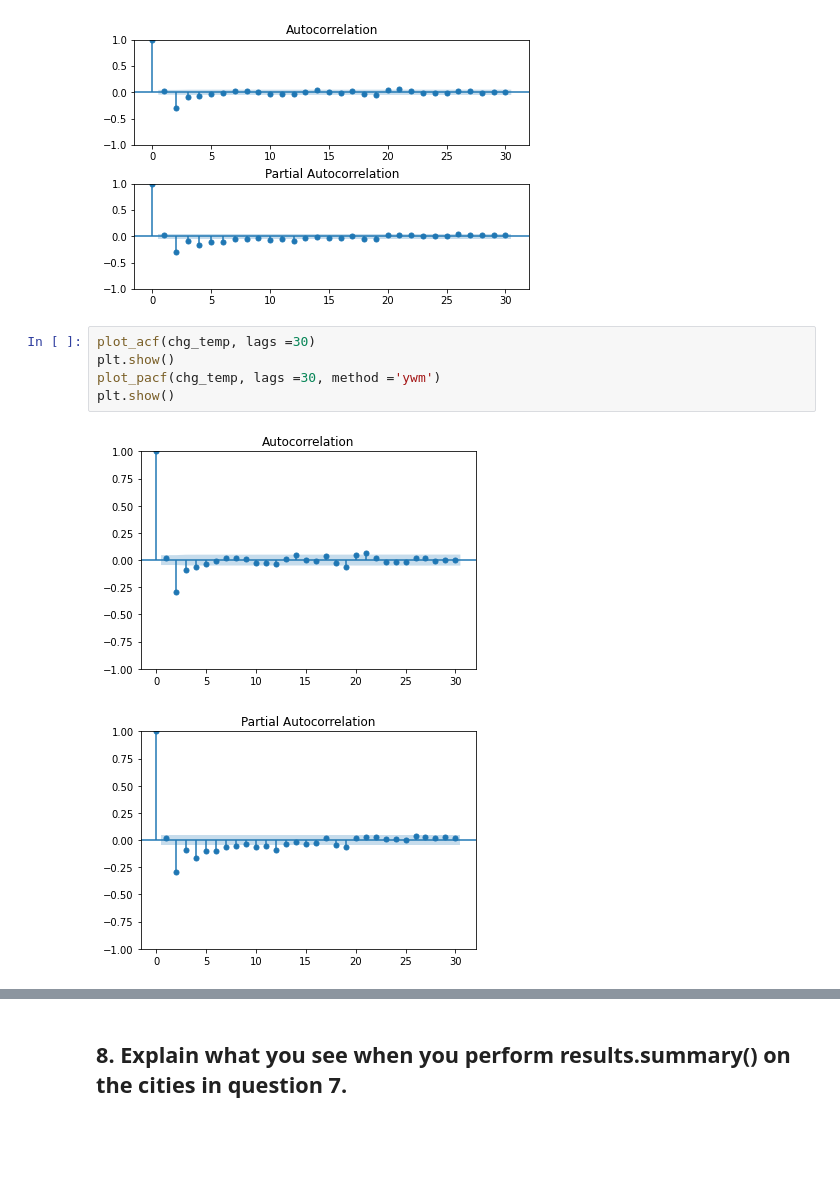
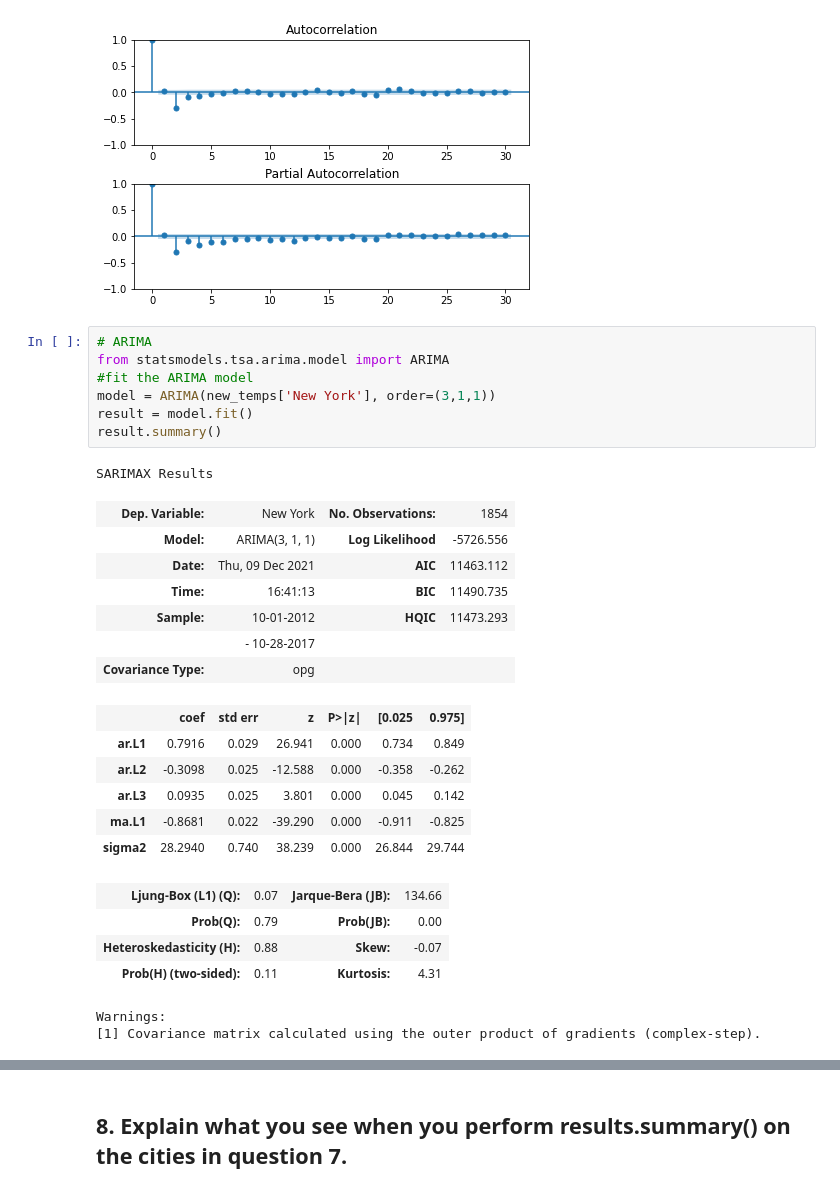
Before and after one commit to CEsperance/Week_Eleven, a Jupyter notebook: Timeseries_Week11HW.ipynb, the cells around one changed output, grey strips where cells are left out. Saved outputs shown, nothing was run; the diff lists cells and outputs as text; blank space fills up the shorter version.

```diff
--- a/Timeseries_Week11HW.ipynb
+++ b/Timeseries_Week11HW.ipynb
@@ -363,14 +367,34 @@ plot_pacf(chg_temp, lags=30, ax=axes[1], method='ywm')
 plt.show()
 # %% [output]
 [figure]
-# %%
-plot_acf(chg_temp, lags =30)
-plt.show()
-plot_pacf(chg_temp, lags =30, method ='ywm')
-plt.show()
-# %% [output]
-[figure, removed]
-[figure, removed]
+# %%
+# ARIMA
+from statsmodels.tsa.arima.model import ARIMA
+#fit the ARIMA model
+model = ARIMA(new_temps['New York'], order=(3,1,1))
+result = model.fit()
+result.summary()
+# %% [output]
+SARIMAX Results
+| Dep. Variable: | New York | No. Observations: | 1854 |
+| Model: | ARIMA(3, 1, 1) | Log Likelihood | -5726.556 |
+| Date: | Thu, 09 Dec 2021 | AIC | 11463.112 |
+| Time: | 16:41:13 | BIC | 11490.735 |
+| Sample: | 10-01-2012 | HQIC | 11473.293 |
+|  | - 10-28-2017 |  |  |
+| Covariance Type: | opg |  |  |
+|  | coef | std err | z | P>|z| | [0.025 | 0.975] |
+| ar.L1 | 0.7916 | 0.029 | 26.941 | 0.000 | 0.734 | 0.849 |
+| ar.L2 | -0.3098 | 0.025 | -12.588 | 0.000 | -0.358 | -0.262 |
+| ar.L3 | 0.0935 | 0.025 | 3.801 | 0.000 | 0.045 | 0.142 |
+| ma.L1 | -0.8681 | 0.022 | -39.290 | 0.000 | -0.911 | -0.825 |
+| sigma2 | 28.2940 | 0.740 | 38.239 | 0.000 | 26.844 | 29.744 |
+| Ljung-Box (L1) (Q): | 0.07 | Jarque-Bera (JB): | 134.66 |
+| Prob(Q): | 0.79 | Prob(JB): | 0.00 |
+| Heteroskedasticity (H): | 0.88 | Skew: | -0.07 |
+| Prob(H) (two-sided): | 0.11 | Kurtosis: | 4.31 |
+Warnings:
+[1] Covariance matrix calculated using the outer product of gradients (complex-step).
 # %%
 # Building the SARIMA model
 from statsmodels.tsa.statespace.sarimax import SARIMAX
```
Also changed, not shown: parts of 14 cells of this notebook.
